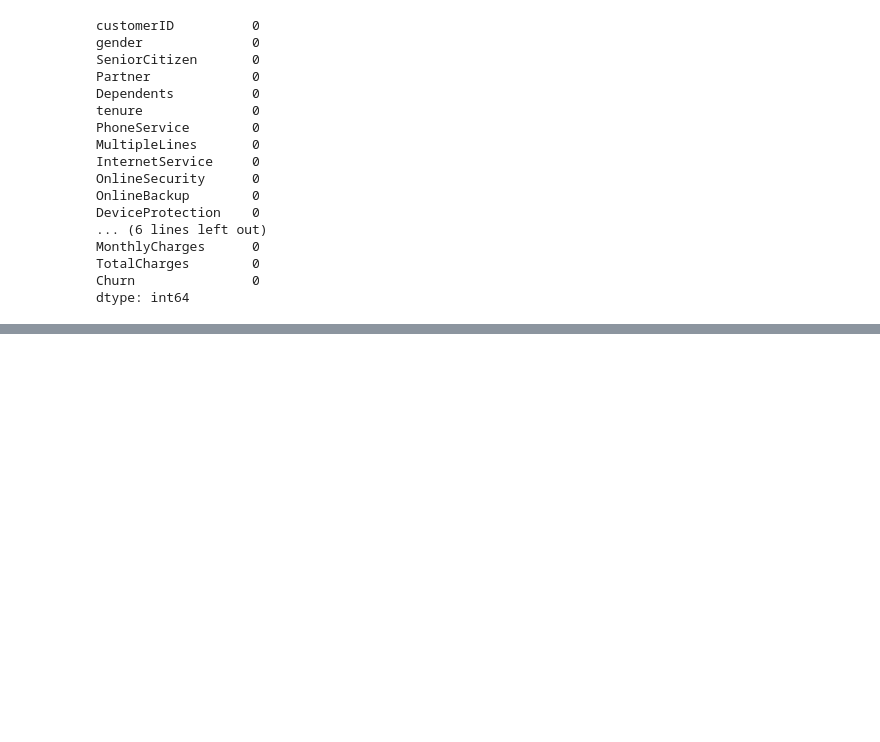
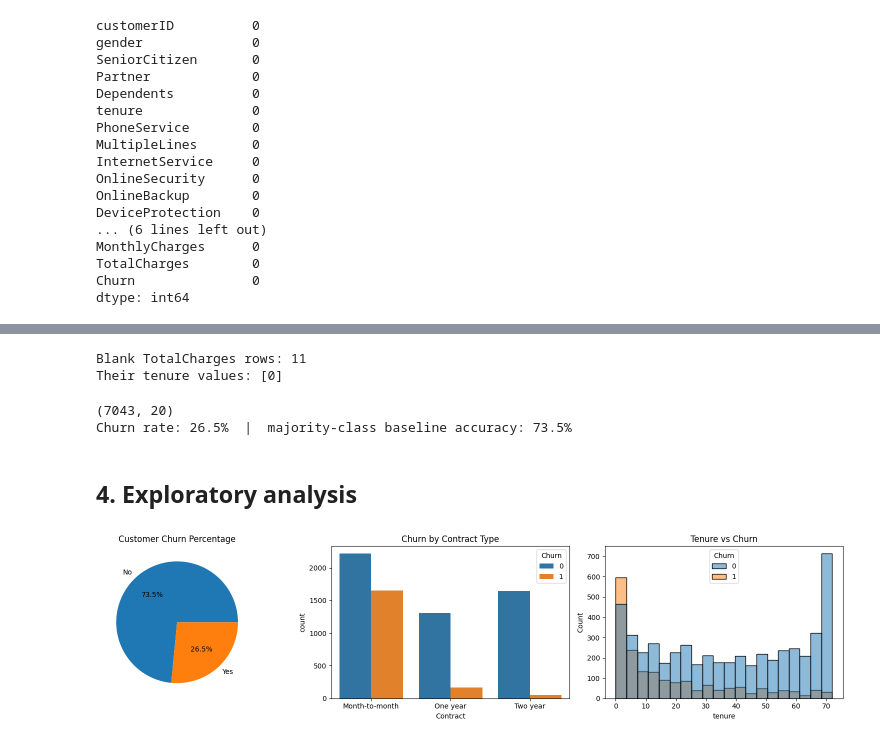
Before and after one commit to mahee0802/FUTURE_ML_02, a Jupyter notebook: notebook/ML_2.ipynb, the cells around one changed output, grey strips where cells are left out. Cells and saved outputs as stored; diff of their text form; code cells hidden in the pictures; blank space fills up the shorter version.

Commit message:
Rebuild churn pipeline, add Streamlit demo, update README

```diff
--- a/notebook/ML_2.ipynb
+++ b/notebook/ML_2.ipynb
@@ -71,2 +79,0 @@ df.dropna(inplace=True)
-# %%
-df.drop('customerID', axis=1, inplace=True)
@@ -75,5 +79,0 @@ df['Churn'] = df['Churn'].map({'Yes': 1, 'No': 0})
-# %%
-cat_cols = df.select_dtypes(include='object').columns
-le = LabelEncoder()
-for col in cat_cols:
-    df[col] = le.fit_transform(df[col])
@@ -260,0 +83,30 @@ NameError: name 'churn_predictions_with_probability' is not defined
+# %%
+df['TotalCharges'] = pd.to_numeric(df['TotalCharges'], errors='coerce')
+print("Blank TotalCharges rows:", df['TotalCharges'].isna().sum())
+print("Their tenure values:", df.loc[df['TotalCharges'].isna(), 'tenure'].unique())
+df['TotalCharges'] = df['TotalCharges'].fillna(0)
+# %% [output]
+Blank TotalCharges rows: 11
+Their tenure values: [0]
+# %%
+customer_ids = df['customerID'].copy()      # keep for the predictions export
+df = df.drop('customerID', axis=1)
+df['Churn'] = df['Churn'].map({'Yes': 1, 'No': 0})
+print(df.shape)
+print("Churn rate: %.1f%%  |  majority-class baseline accuracy: %.1f%%" %
+      (df['Churn'].mean()*100, (1-df['Churn'].mean())*100))
+# %% [output]
+(7043, 20)
+Churn rate: 26.5%  |  majority-class baseline accuracy: 73.5%
+# %% [markdown]
+## 4. Exploratory analysis
+# %%
+fig, ax = plt.subplots(1, 3, figsize=(16, 4))
+df['Churn'].value_counts(normalize=True).sort_index().mul(100).plot(
+    kind='pie', autopct='%1.1f%%', labels=['No', 'Yes'], ax=ax[0], ylabel='')
+ax[0].set_title("Customer Churn Percentage")
+sns.countplot(x='Contract', hue='Churn', data=df, ax=ax[1]); ax[1].set_title("Churn by Contract Type")
+sns.histplot(data=df, x='tenure', hue='Churn', bins=20, ax=ax[2]); ax[2].set_title("Tenure vs Churn")
+plt.tight_layout(); plt.show()
+# %% [output]
+[figure, added]
```
Also changed, not shown: parts of 46 cells of this notebook, 3 other files.
